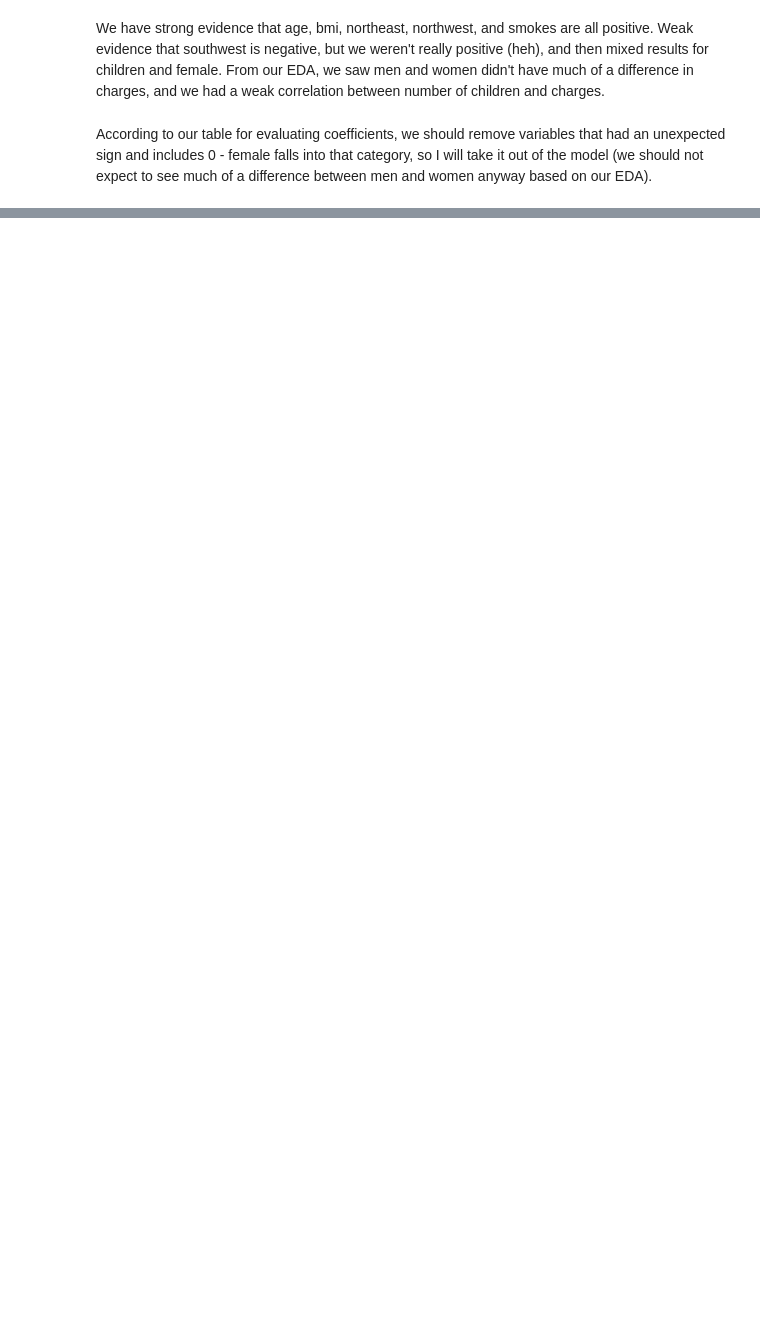
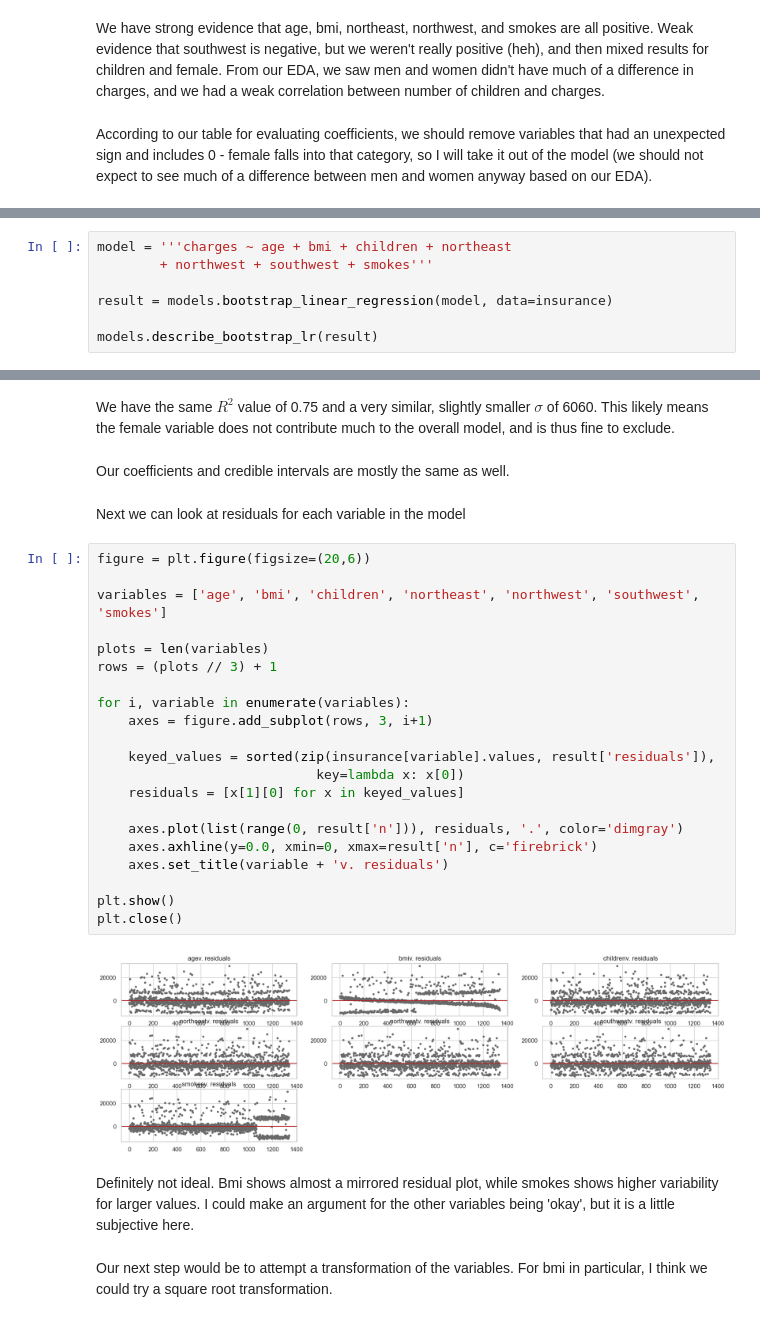
Before and after one commit to ansaridan/jhu-data-engineering-team-5, a Jupyter notebook: Module_10/Jhirsc21.ipynb, the cells around one changed output, grey strips where cells are left out. Cells and saved outputs as stored; diff of their text form; blank space fills up the shorter version.

```diff
--- a/Module_10/Jhirsc21.ipynb
+++ b/Module_10/Jhirsc21.ipynb
@@ -240,0 +243,7 @@ According to our table for evaluating coefficients, we should remove variables t
+# %%
+model = '''charges ~ age + bmi + children + northeast
+        + northwest + southwest + smokes'''
+
+result = models.bootstrap_linear_regression(model, data=insurance)
+
+models.describe_bootstrap_lr(result)
@@ -240,0 +266,33 @@ According to our table for evaluating coefficients, we should remove variables t
+# %% [markdown]
+We have the same $R^2$ value of 0.75 and a very similar, slightly smaller $\sigma$ of 6060. This likely means the female variable does not contribute much to the overall model, and is thus fine to exclude.
+# %% [markdown]
+Our coefficients and credible intervals are mostly the same as well.
+# %% [markdown]
+Next we can look at residuals for each variable in the model
+# %%
+figure = plt.figure(figsize=(20,6))
+
+variables = ['age', 'bmi', 'children', 'northeast', 'northwest', 'southwest', 'smokes']
+
+plots = len(variables)
+rows = (plots // 3) + 1
+
+for i, variable in enumerate(variables):
+    axes = figure.add_subplot(rows, 3, i+1)
+
+    keyed_values = sorted(zip(insurance[variable].values, result['residuals']),
+                            key=lambda x: x[0])
+    residuals = [x[1][0] for x in keyed_values]
+
+    axes.plot(list(range(0, result['n'])), residuals, '.', color='dimgray')
+    axes.axhline(y=0.0, xmin=0, xmax=result['n'], c='firebrick')
+    axes.set_title(variable + 'v. residuals')
+
+plt.show()
+plt.close()
+# %% [output]
+[figure, added]
+# %% [markdown]
+Definitely not ideal. Bmi shows almost a mirrored residual plot, while smokes shows higher variability for larger values. I could make an argument for the other variables being 'okay', but it is a little subjective here.
+# %% [markdown]
+Our next step would be to attempt a transformation of the variables. For bmi in particular, I think we could try a square root transformation.
```
Also changed, not shown: parts of 33 cells of this notebook.
